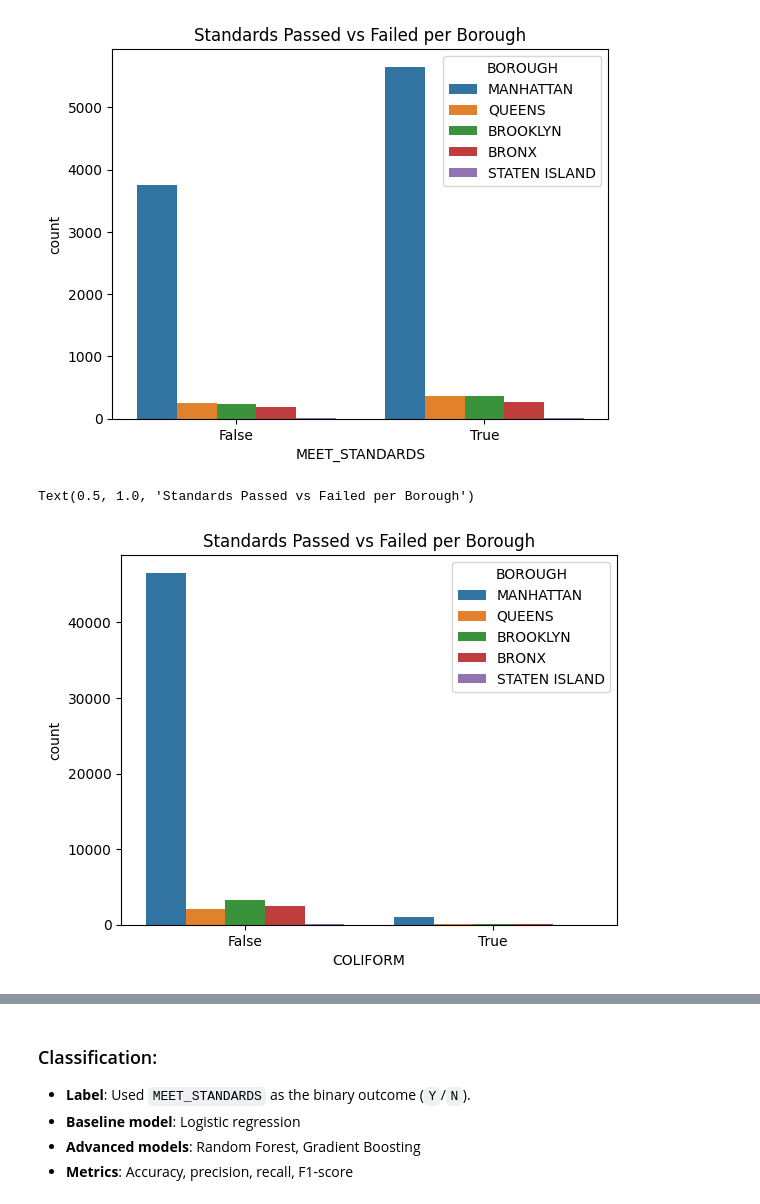
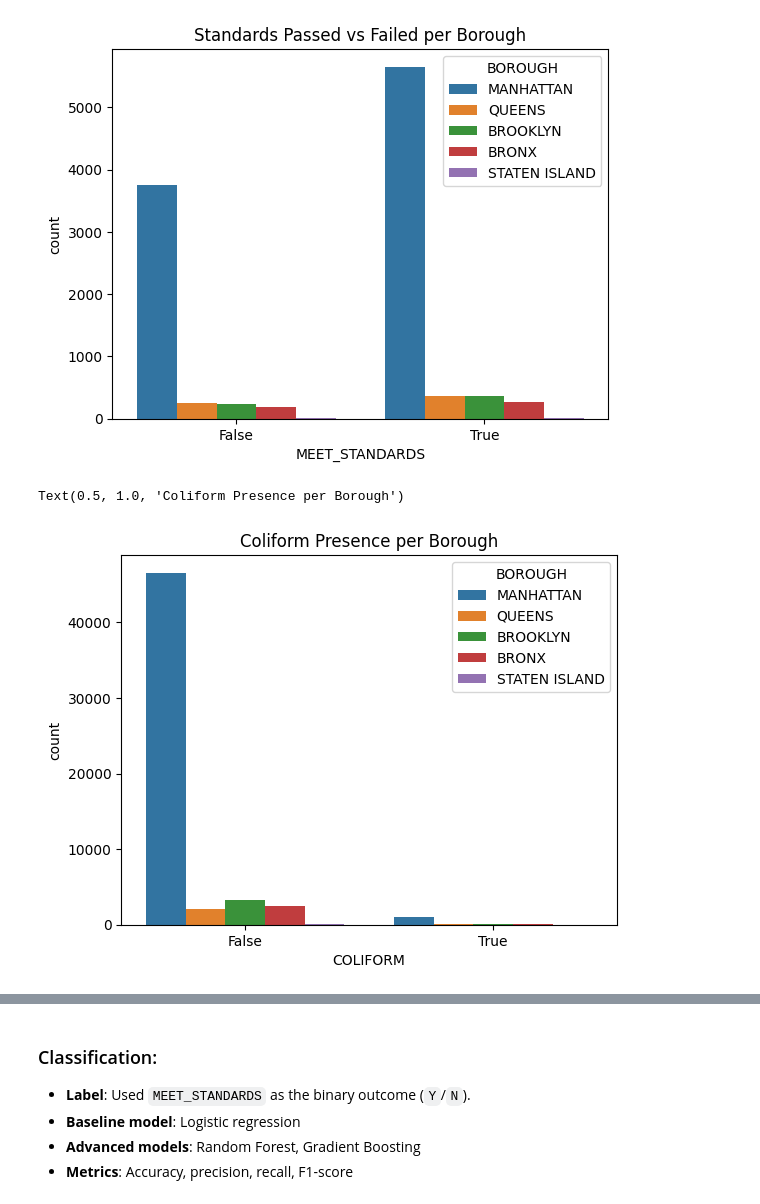
Before and after one commit to OffensiveGeneric/447FinalProj, a Jupyter notebook: data_explore.ipynb, the cells around one changed output, grey strips where cells are left out. Saved outputs shown, nothing was run; the diff lists cells and outputs as text; code cells hidden in the pictures.

Commit message:
misc: changed some chart titles

```diff
--- a/data_explore.ipynb
+++ b/data_explore.ipynb
@@ -386,9 +386,9 @@ Text(0.5, 1.0, 'Standards Passed vs Failed per Borough')
 [figure]
 # %%
 sns.countplot(data=df_eda, x="COLIFORM", hue="BOROUGH")
-plt.title("Standards Passed vs Failed per Borough")
+plt.title("Coliform Presence per Borough")
 # %% [output]
-Text(0.5, 1.0, 'Standards Passed vs Failed per Borough')
+Text(0.5, 1.0, 'Coliform Presence per Borough')
-[figure, old version]
+[figure, new version]
 # %%
 sns.countplot(data=df_eda, x="ECOLI", hue="BOROUGH")
```
Also changed, not shown: parts of 2 cells of this notebook.
